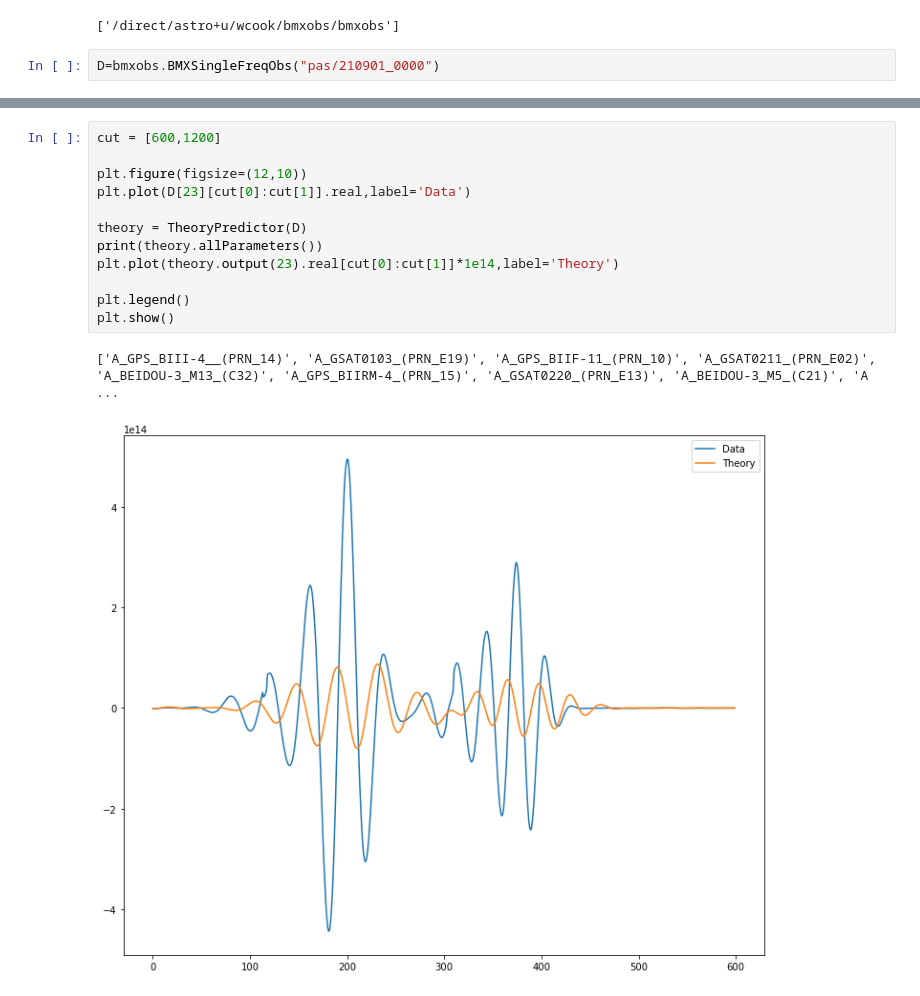
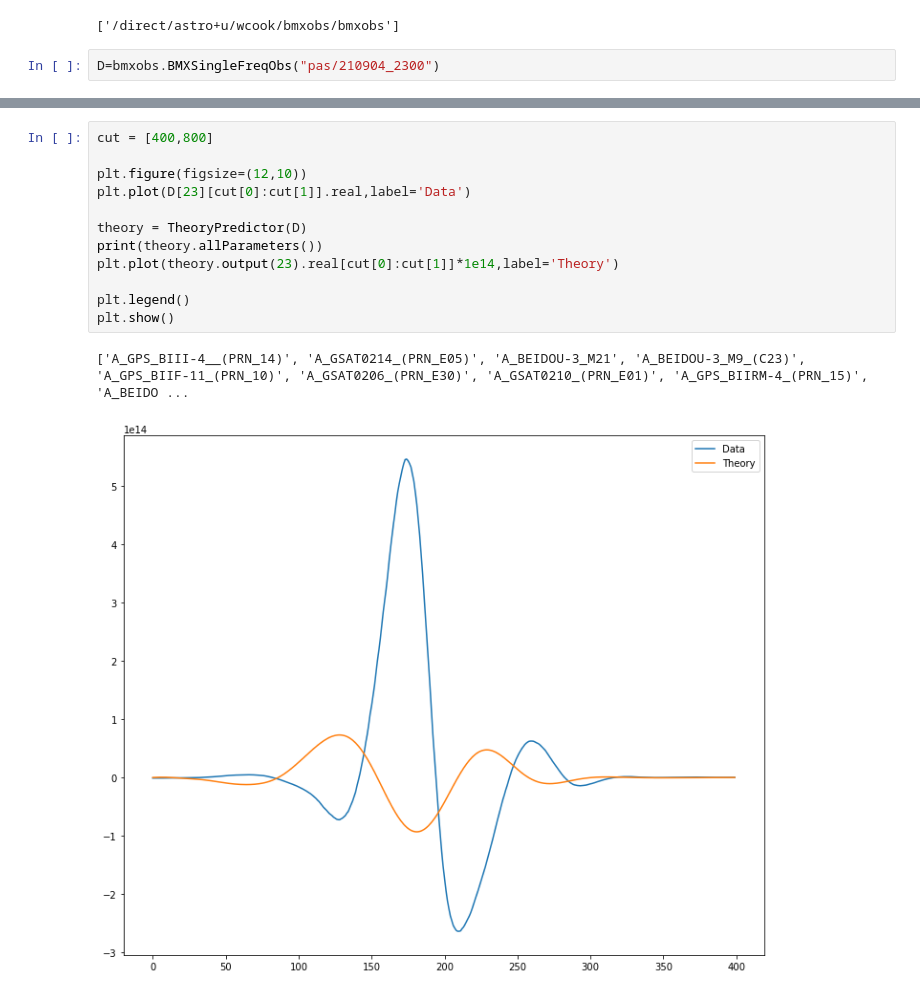
Before and after one commit to bmxdemo/bmxobs, a Jupyter notebook: towards1.ipynb, the cells around one changed output, grey strips where cells are left out. Drawn from its saved outputs; the diff is of its cells as text.

```diff
--- a/towards1.ipynb
+++ b/towards1.ipynb
@@ -15,5 +15,5 @@ bmxobs.__path__
 # %% [output]
 ['/direct/astro+u/wcook/bmxobs/bmxobs']
 # %%
-D=bmxobs.BMXSingleFreqObs("pas/210901_0000")
+D=bmxobs.BMXSingleFreqObs("pas/210904_2300")
 # %%
@@ -37,15 +56,15 @@ plt.show()
 # %%
-cut = [600,1200]
+cut = [400,800]
 
 plt.figure(figsize=(12,10))
 plt.plot(D[23][cut[0]:cut[1]].real,label='Data')
 
 theory = TheoryPredictor(D)
 print(theory.allParameters())
 plt.plot(theory.output(23).real[cut[0]:cut[1]]*1e14,label='Theory')
 
 plt.legend()
 plt.show()
 # %% [output]
-['A_GPS_BIII-4__(PRN_14)', 'A_GSAT0103_(PRN_E19)', 'A_GPS_BIIF-11_(PRN_10)', 'A_GSAT0211_(PRN_E02)', 'A_BEIDOU-3_M13_(C32)', 'A_GPS_BIIRM-4_(PRN_15)', 'A_GSAT0220_(PRN_E13)', 'A_BEIDOU-3_M5_(C21)', 'A ...
+['A_GPS_BIII-4__(PRN_14)', 'A_GSAT0214_(PRN_E05)', 'A_BEIDOU-3_M21', 'A_BEIDOU-3_M9_(C23)', 'A_GPS_BIIF-11_(PRN_10)', 'A_GSAT0206_(PRN_E30)', 'A_GSAT0210_(PRN_E01)', 'A_GPS_BIIRM-4_(PRN_15)', 'A_BEIDO ...
-[figure, old version]
+[figure, new version]
```
Also changed, not shown: parts of 8 cells of this notebook, 1 other file.
